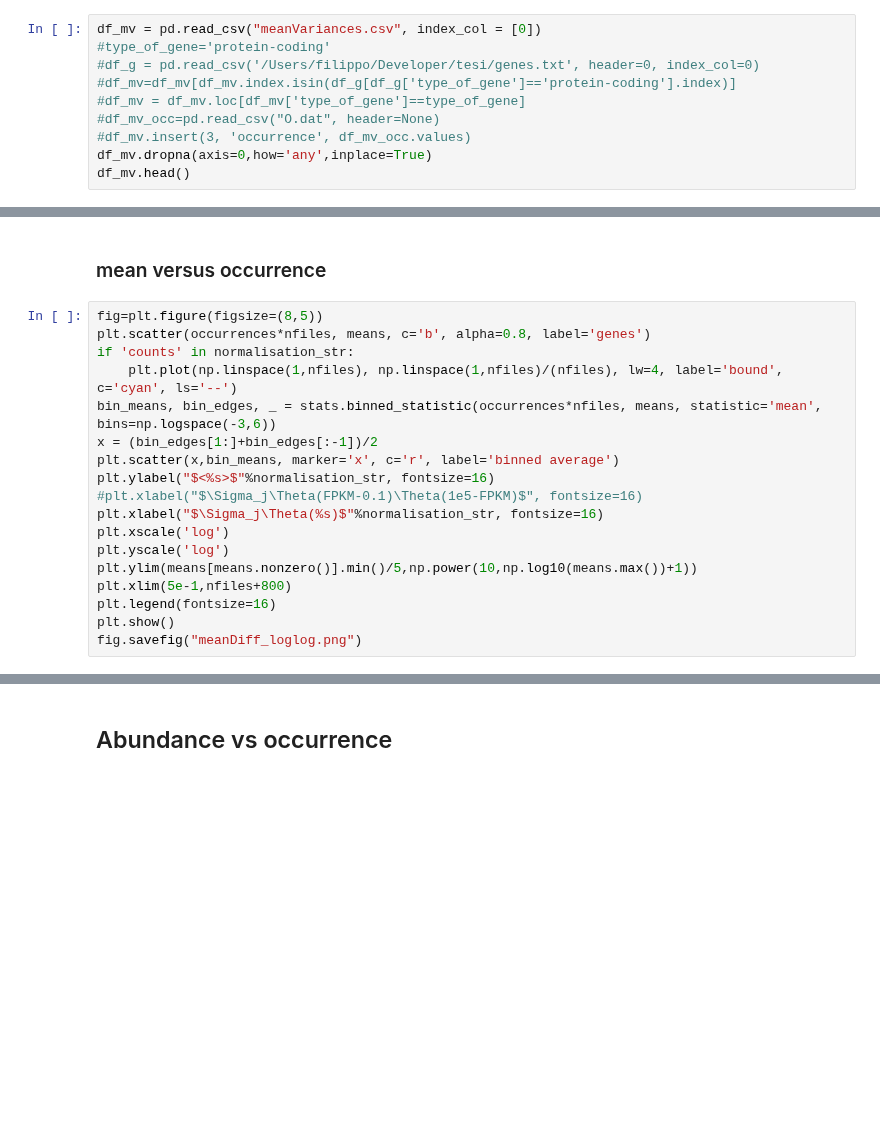
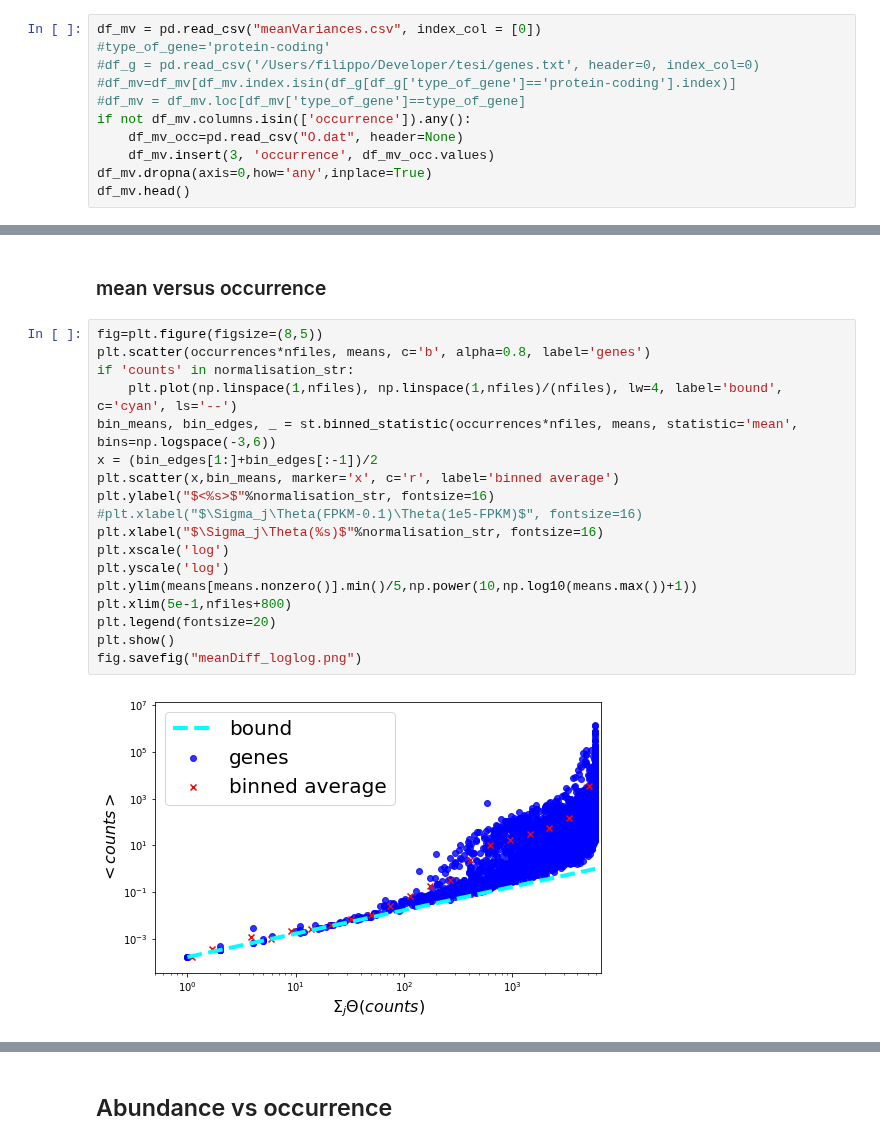
Before and after one commit to fvalle1/master_thesis, a Jupyter notebook: Table_Analyzer.ipynb, the cells around one changed output, grey strips where cells are left out. Saved outputs shown, nothing was run; the diff lists cells and outputs as text; blank space fills up the shorter version.

```diff
--- a/Table_Analyzer.ipynb
+++ b/Table_Analyzer.ipynb
@@ -33,7 +48,8 @@ df_mv = pd.read_csv("meanVariances.csv", index_col = [0])
 #df_g = pd.read_csv('/Users/filippo/Developer/tesi/genes.txt', header=0, index_col=0)
 #df_mv=df_mv[df_mv.index.isin(df_g[df_g['type_of_gene']=='protein-coding'].index)]
 #df_mv = df_mv.loc[df_mv['type_of_gene']==type_of_gene]
-#df_mv_occ=pd.read_csv("O.dat", header=None)
-#df_mv.insert(3, 'occurrence', df_mv_occ.values)
+if not df_mv.columns.isin(['occurrence']).any():
+    df_mv_occ=pd.read_csv("O.dat", header=None)
+    df_mv.insert(3, 'occurrence', df_mv_occ.values)
 df_mv.dropna(axis=0,how='any',inplace=True)
 df_mv.head()
@@ -100,21 +129,23 @@ df[df.index.isin(over)].dropna().to_csv("mainTable_over.csv",index=True, header=
 # %%
 fig=plt.figure(figsize=(8,5))
 plt.scatter(occurrences*nfiles, means, c='b', alpha=0.8, label='genes')
 if 'counts' in normalisation_str:
     plt.plot(np.linspace(1,nfiles), np.linspace(1,nfiles)/(nfiles), lw=4, label='bound', c='cyan', ls='--')
-bin_means, bin_edges, _ = stats.binned_statistic(occurrences*nfiles, means, statistic='mean', bins=np.logspace(-3,6))
+bin_means, bin_edges, _ = st.binned_statistic(occurrences*nfiles, means, statistic='mean', bins=np.logspace(-3,6))
 x = (bin_edges[1:]+bin_edges[:-1])/2
 plt.scatter(x,bin_means, marker='x', c='r', label='binned average')
 plt.ylabel("$<%s>$"%normalisation_str, fontsize=16)
 #plt.xlabel("$\Sigma_j\Theta(FPKM-0.1)\Theta(1e5-FPKM)$", fontsize=16)
 plt.xlabel("$\Sigma_j\Theta(%s)$"%normalisation_str, fontsize=16)
 plt.xscale('log')
 plt.yscale('log')
 plt.ylim(means[means.nonzero()].min()/5,np.power(10,np.log10(means.max())+1))
 plt.xlim(5e-1,nfiles+800)
-plt.legend(fontsize=16)
+plt.legend(fontsize=20)
 plt.show()
 fig.savefig("meanDiff_loglog.png")
+# %% [output]
+[figure, added]
 # %%
 fig=plt.figure(figsize=(8,5))
 plt.scatter(means, occurrences*nfiles, c='b', alpha=0.6, label='data')
```
Also changed, not shown: parts of 19 cells of this notebook, 5 other files.
